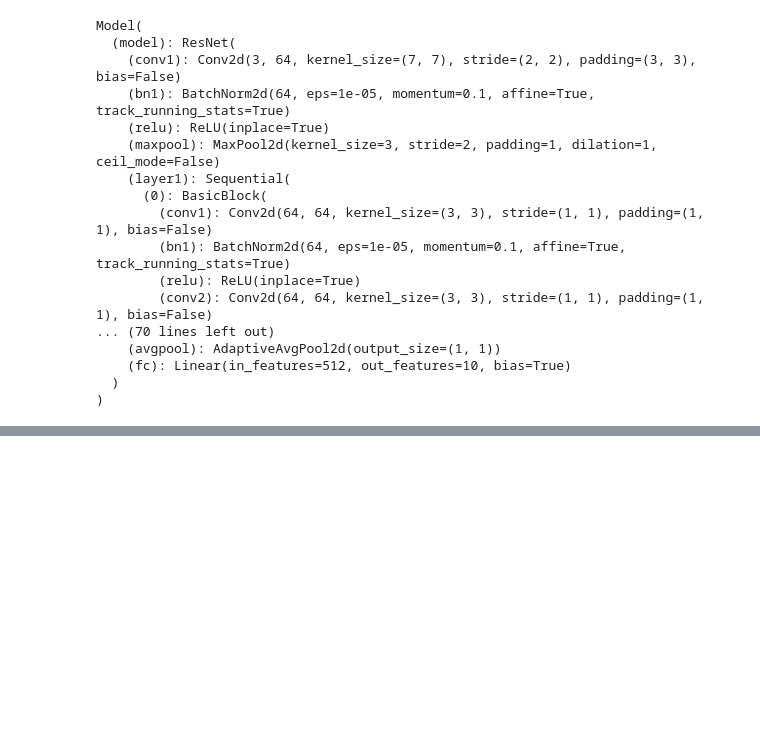
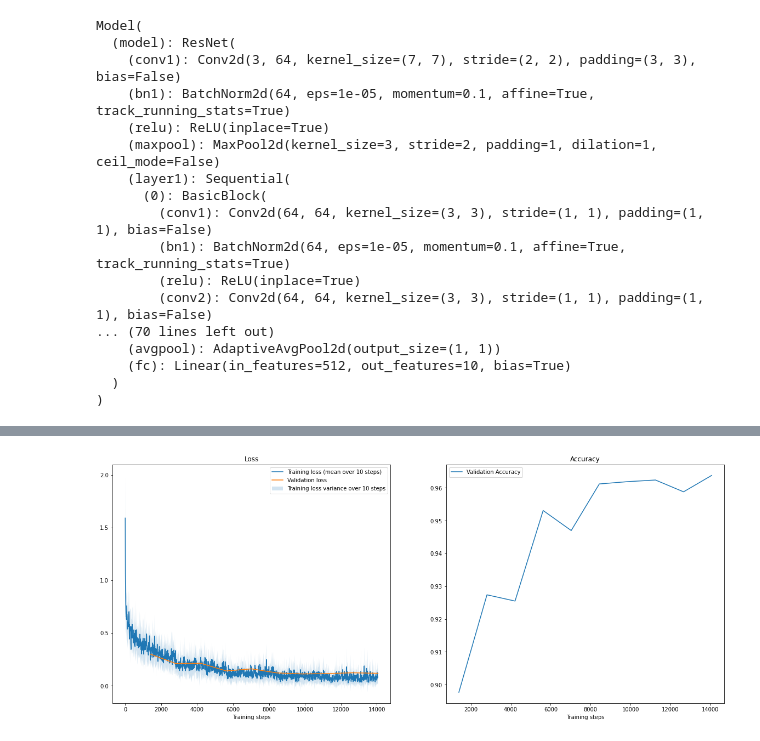
Before and after one commit to kolbjornkelly/tdt4265-computer-vision-and-deep-learning, a Jupyter notebook: assignment3/task4_train.ipynb, the cells around one changed output, grey strips where cells are left out. Drawn from its saved outputs; the diff is of its cells as text; code cells hidden in the pictures; blank space fills up the shorter version.

```diff
--- a/assignment3/task4_train.ipynb
+++ b/assignment3/task4_train.ipynb
@@ -83,0 +84,4 @@ Test Loss: 0.35, Test Accuracy: 0.909
+# %%
+create_plots(trainer,"4a")
+# %% [output]
+[figure, added]
```
Also changed, not shown: parts of 3 cells of this notebook, 1 other file.
